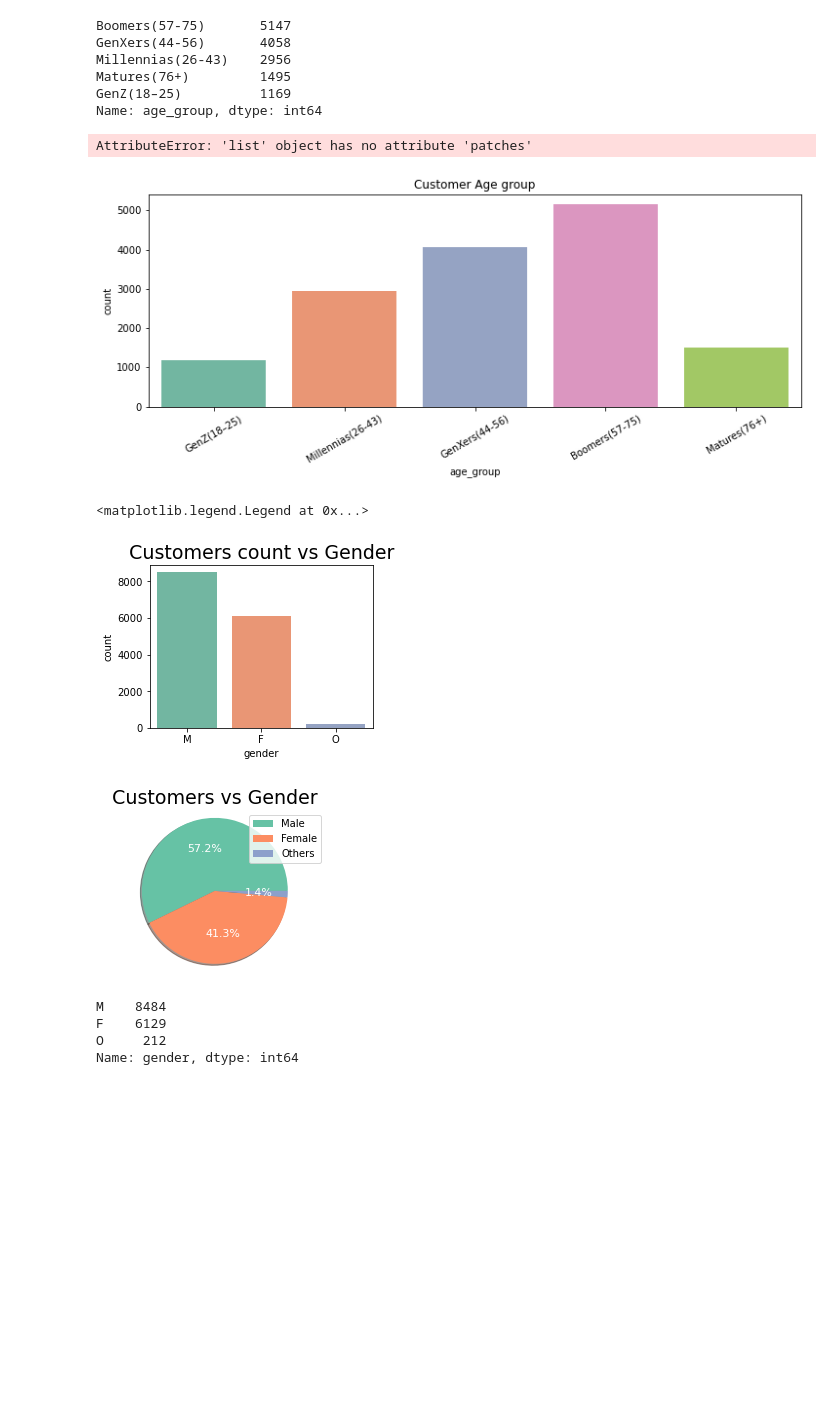
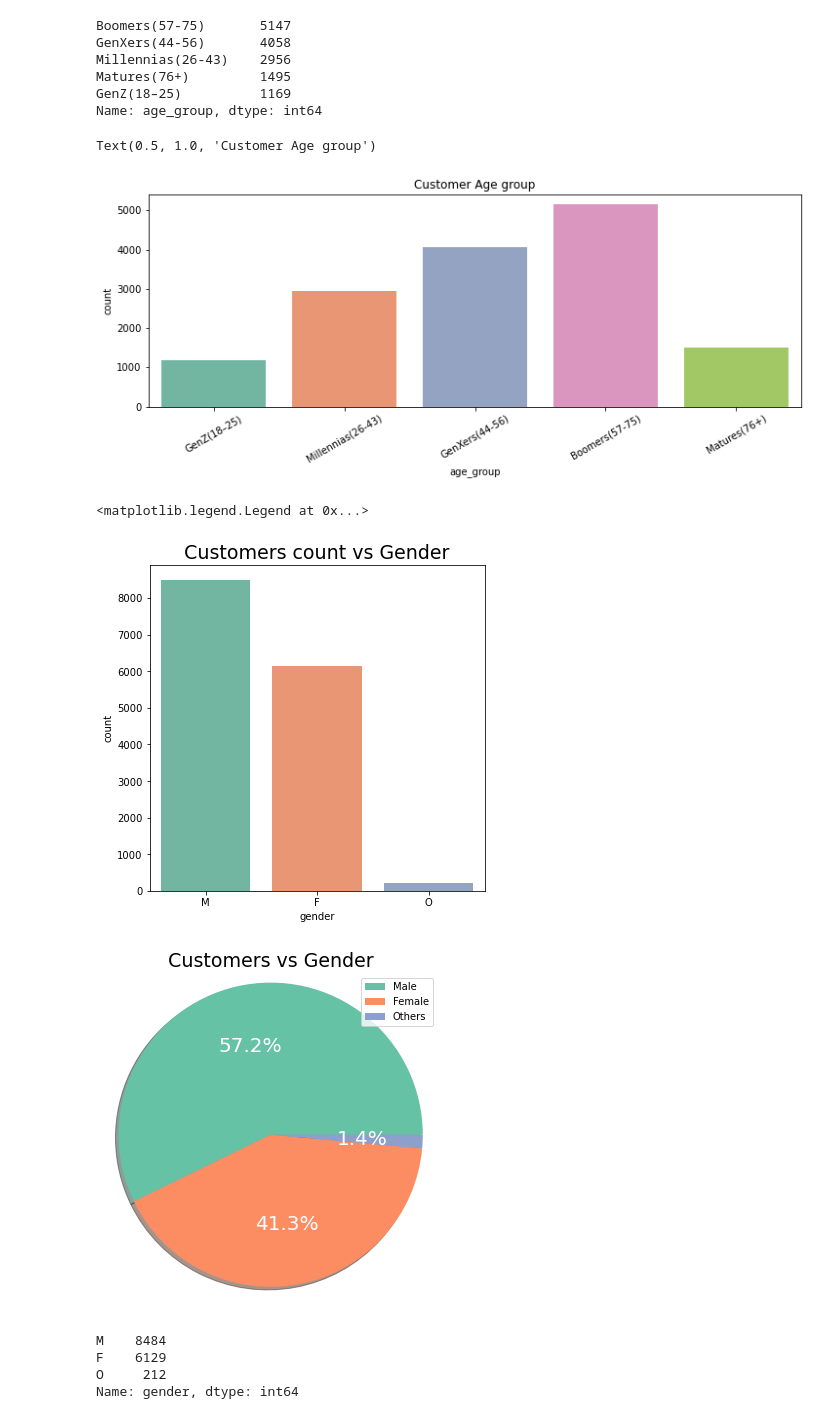
Before and after one commit to Arjunar92/Starbucks_Customer_Segmentation_Project, a Jupyter notebook: Starbucks_Capstone_Data_Exploration.ipynb, the cells around one changed output. Cells and saved outputs as stored; diff of their text form; code cells hidden in the pictures; blank space fills up the shorter version.

```diff
--- a/Starbucks_Capstone_Data_Exploration.ipynb
+++ b/Starbucks_Capstone_Data_Exploration.ipynb
@@ -393,5 +411,17 @@ portfolio_df
 # %%
 def clean_profile(profile = profile):
+
+        '''
+    INPUT:
+    profile - (pandas dataframe), profile data
+
+    OUTPUT:
+    portfolio - (pandas dataframe), cleaned profile data
+
+
+    Description:
+    This function cleans the data and provides a DatFrame with cleaned profile data.
+    '''
 
     #rename profile columns
     new_col_profile = {'id':'customer_id' , 'income':'customer_income'}
@@ -443,3 +473,6 @@ def clean_profile(profile = profile):
                                     'became_member_on',
                                     'membership_year'])'''
     return profile
+profile_df = clean_profile(profile)
+profile_df = profile_df[['gender','age', 'customer_id','became_member_on',
+            'customer_income','membership_year','age_group']]
@@ -673,31 +702,31 @@ sns.countplot(x='age_group',data=profile_df)
 plt.xticks(rotation=30)
 plt.title('Customer Age group')
 # %% [output]
-AttributeError: 'list' object has no attribute 'patches'
+Text(0.5, 1.0, 'Customer Age group')
 [figure]
 # %%
 #Gender distribution
 
-plt.figure(figsize=[4,3])
+plt.figure(figsize=[6,6])
 sns.countplot(x= profile_df['gender'], order = profile_df['gender'].value_counts().index)
 
 plt.title('Customers count vs Gender', fontsize=19)
 
 #Gender Distribution in Percentage
 
 gender = profile_df['gender'].value_counts()
 
-plt.figure(figsize=(4, 3))
+plt.figure(figsize=(6, 6))
 plt.pie(gender, labels=['Male', 'Female' , 'Others'], shadow=True, autopct='%1.1f%%',
-            textprops={'color': "w", 'fontsize': 11})
+            textprops={'color': "w", 'fontsize': 20})
 
 plt.axis('equal')
 plt.title('Customers vs Gender', fontsize=19)
 plt.legend(loc='best')
 # %% [output]
 <matplotlib.legend.Legend at 0x...>
-[figure, old version]
+[figure, new version]
-[figure, old version]
+[figure, new version]
 # %%
 gender
 # %% [output]
```
Also changed, not shown: parts of 31 cells of this notebook.
